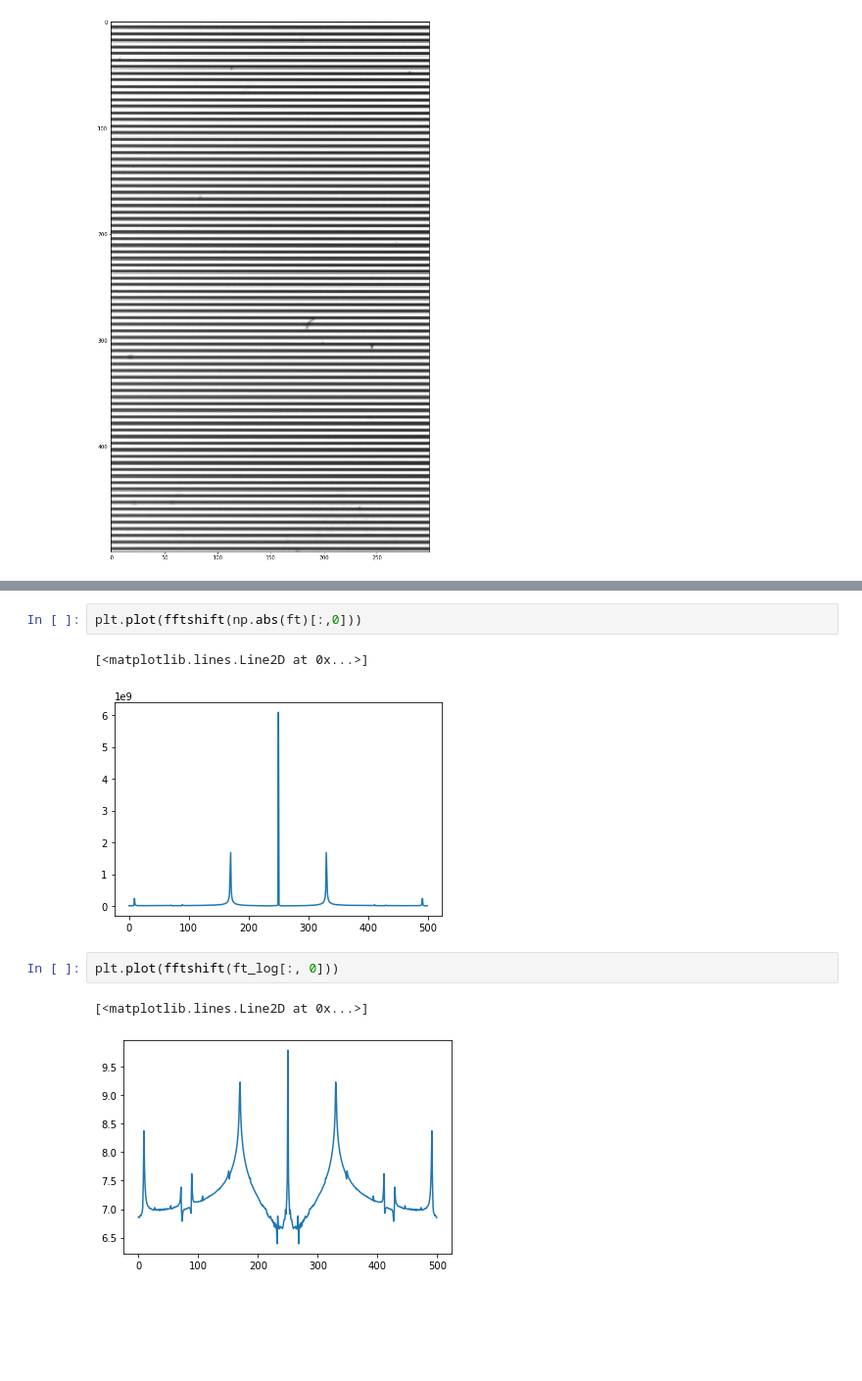
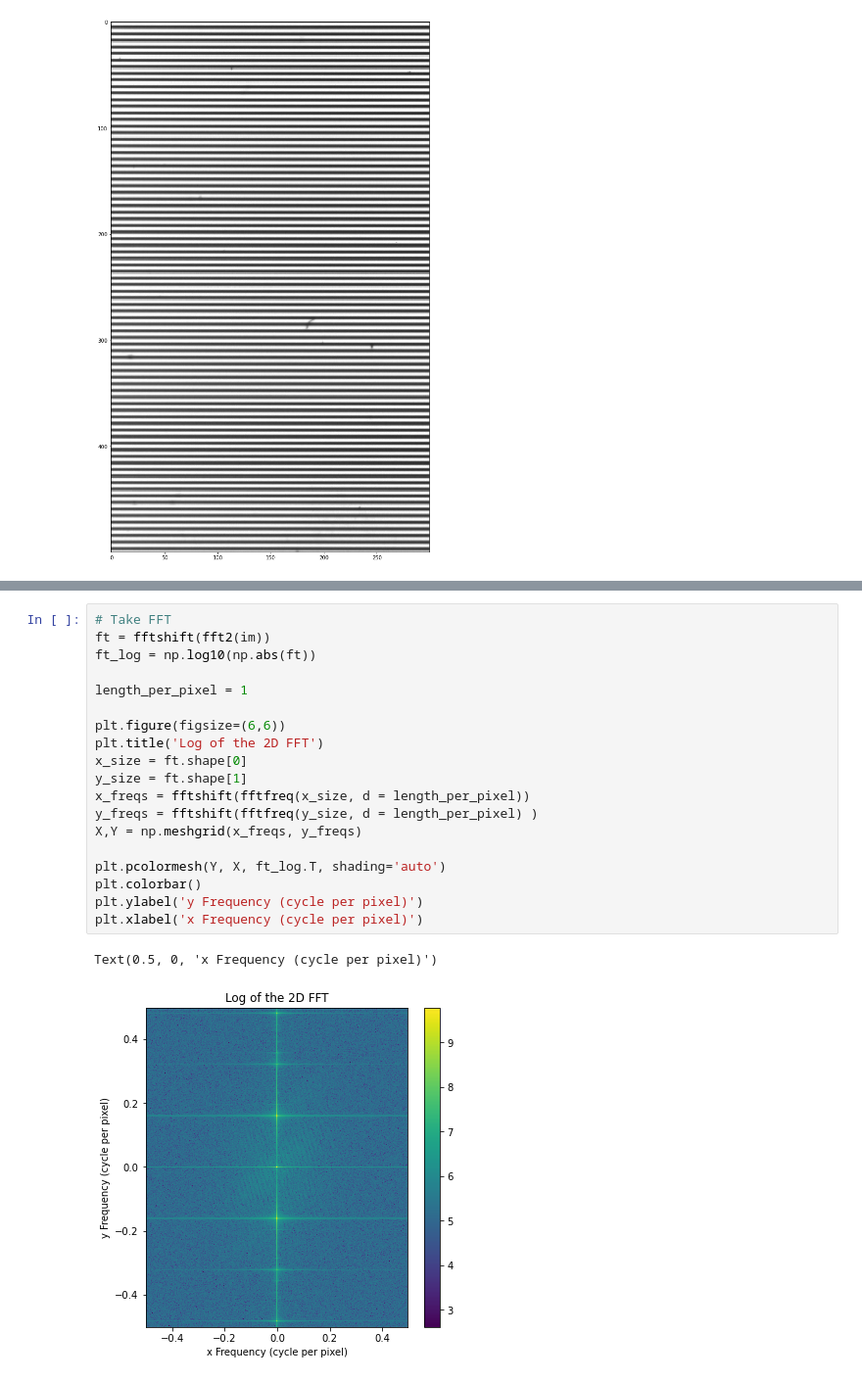
Before and after one commit to kwokkenton/optea, a Jupyter notebook: dof.ipynb, the cells around one changed output, grey strips where cells are left out. Shown at 98% size. Saved outputs shown, nothing was run; the diff lists cells and outputs as text; blank space fills up the shorter version.

```diff
--- a/dof.ipynb
+++ b/dof.ipynb
@@ -35,10 +34,22 @@ plt.colorbar()
-# %%
-plt.plot(fftshift(np.abs(ft)[:,0]))
-# %% [output]
-[<matplotlib.lines.Line2D at 0x...>]
-[figure, removed]
-# %%
-plt.plot(fftshift(ft_log[:, 0]))
-# %% [output]
-[<matplotlib.lines.Line2D at 0x...>]
-[figure, removed]
+# %%
+# Take FFT
+ft = fftshift(fft2(im))
+ft_log = np.log10(np.abs(ft))
+
+length_per_pixel = 1
+
+plt.figure(figsize=(6,6))
+plt.title('Log of the 2D FFT')
+x_size = ft.shape[0]
+y_size = ft.shape[1]
+x_freqs = fftshift(fftfreq(x_size, d = length_per_pixel))
+y_freqs = fftshift(fftfreq(y_size, d = length_per_pixel) )
+X,Y = np.meshgrid(x_freqs, y_freqs)
+
+plt.pcolormesh(Y, X, ft_log.T, shading='auto')
+plt.colorbar()
+plt.ylabel('y Frequency (cycle per pixel)')
+plt.xlabel('x Frequency (cycle per pixel)')
+# %% [output]
+Text(0.5, 0, 'x Frequency (cycle per pixel)')
+[figure, added]
```
Also changed, not shown: parts of 18 cells of this notebook.
